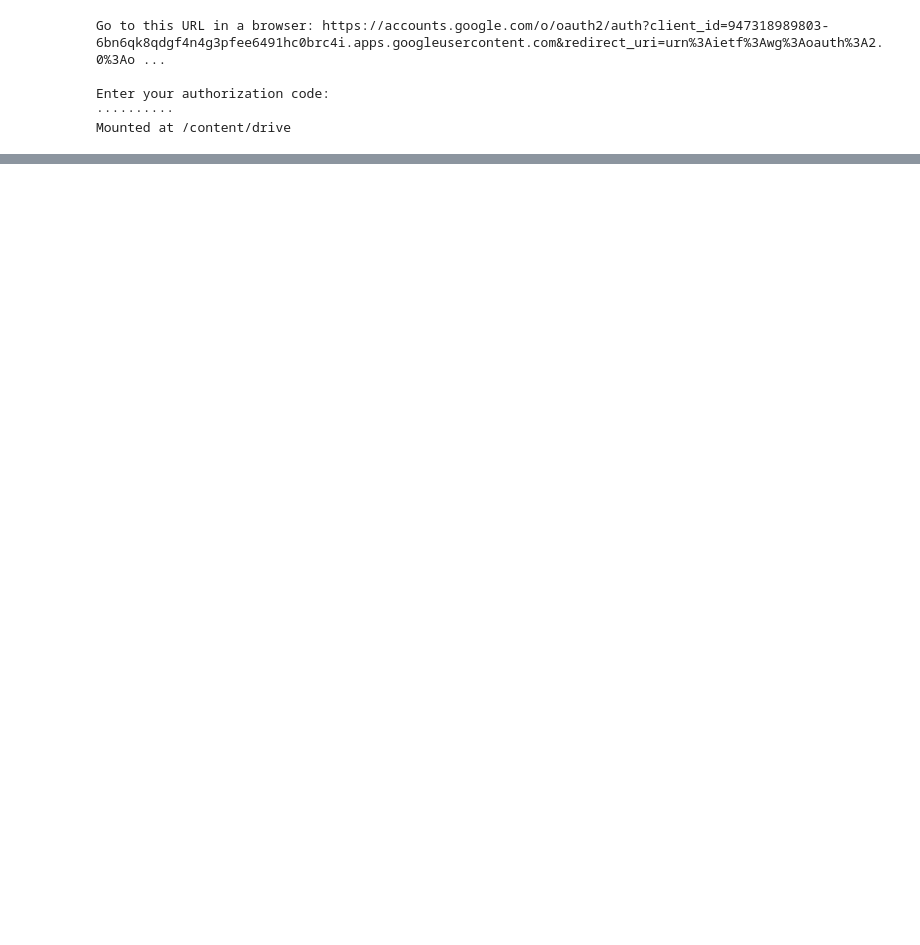
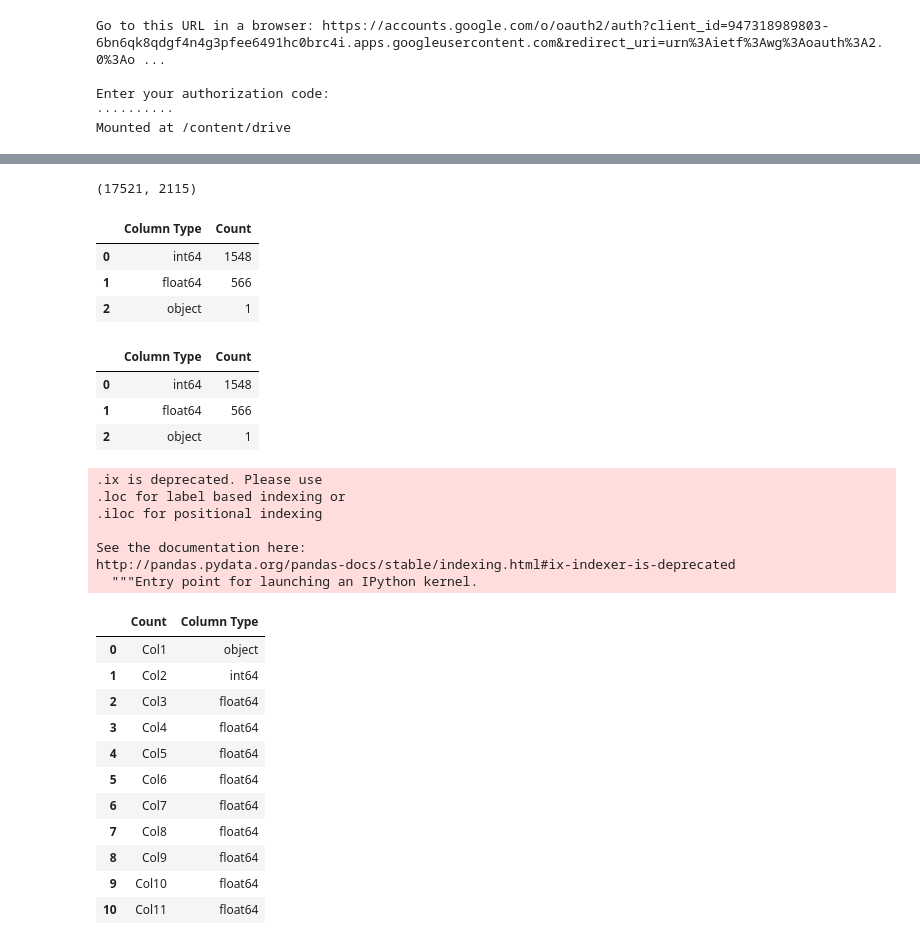
Before and after one commit to trailblazerakash/MachineLearning, a Jupyter notebook: hdfc/model.ipynb, the cells around one changed output, grey strips where cells are left out. Cells and saved outputs as stored; diff of their text form; code cells hidden in the pictures; blank space fills up the shorter version.

```diff
--- a/hdfc/model.ipynb
+++ b/hdfc/model.ipynb
@@ -12,5 +19,4 @@ Mounted at /content/drive
 # %%
-import pandas as pd
 
-sample = pd.read_csv('/content/drive/My Drive/HDFC/d407ebe0db9a11e9/DataSet/Sample_submission.csv')
-sample.head()
+train_df = pd.read_csv('/content/drive/My Drive/HDFC/d407ebe0db9a11e9/DataSet/Train.csv')
+train_df.head()
@@ -22,0 +41,6 @@ sample.head()
+# %%
+tdf = train_df.loc[:, train_df.isna().mean() < .25]
+# %%
+tdf.shape
+# %% [output]
+(17521, 2115)
@@ -22,0 +68,40 @@ sample.head()
+# %%
+dtype_df = tdf.dtypes.reset_index()
+dtype_df.columns = ["Count", "Column Type"]
+dtype_df.groupby("Column Type").aggregate('count').reset_index()
+# %% [output]
+|  | Column Type | Count |
+| 0 | int64 | 1548 |
+| 1 | float64 | 566 |
+| 2 | object | 1 |
+# %%
+dtype_df = tdf.dtypes.reset_index()
+dtype_df.columns = ["Count", "Column Type"]
+dtype_df.groupby("Column Type").aggregate('count').reset_index()
+# %% [output]
+|  | Column Type | Count |
+| 0 | int64 | 1548 |
+| 1 | float64 | 566 |
+| 2 | object | 1 |
+# %%
+dtype_df.ix[:10,:]
+# %% [output]
+.ix is deprecated. Please use
+.loc for label based indexing or
+.iloc for positional indexing
+
+See the documentation here:
+http://pandas.pydata.org/pandas-docs/stable/indexing.html#ix-indexer-is-deprecated
+  """Entry point for launching an IPython kernel.
+|  | Count | Column Type |
+| 0 | Col1 | object |
+| 1 | Col2 | int64 |
+| 2 | Col3 | float64 |
+| 3 | Col4 | float64 |
+| 4 | Col5 | float64 |
+| 5 | Col6 | float64 |
+| 6 | Col7 | float64 |
+| 7 | Col8 | float64 |
+| 8 | Col9 | float64 |
+| 9 | Col10 | float64 |
+| 10 | Col11 | float64 |
```
Also changed, not shown: parts of 29 cells of this notebook.
